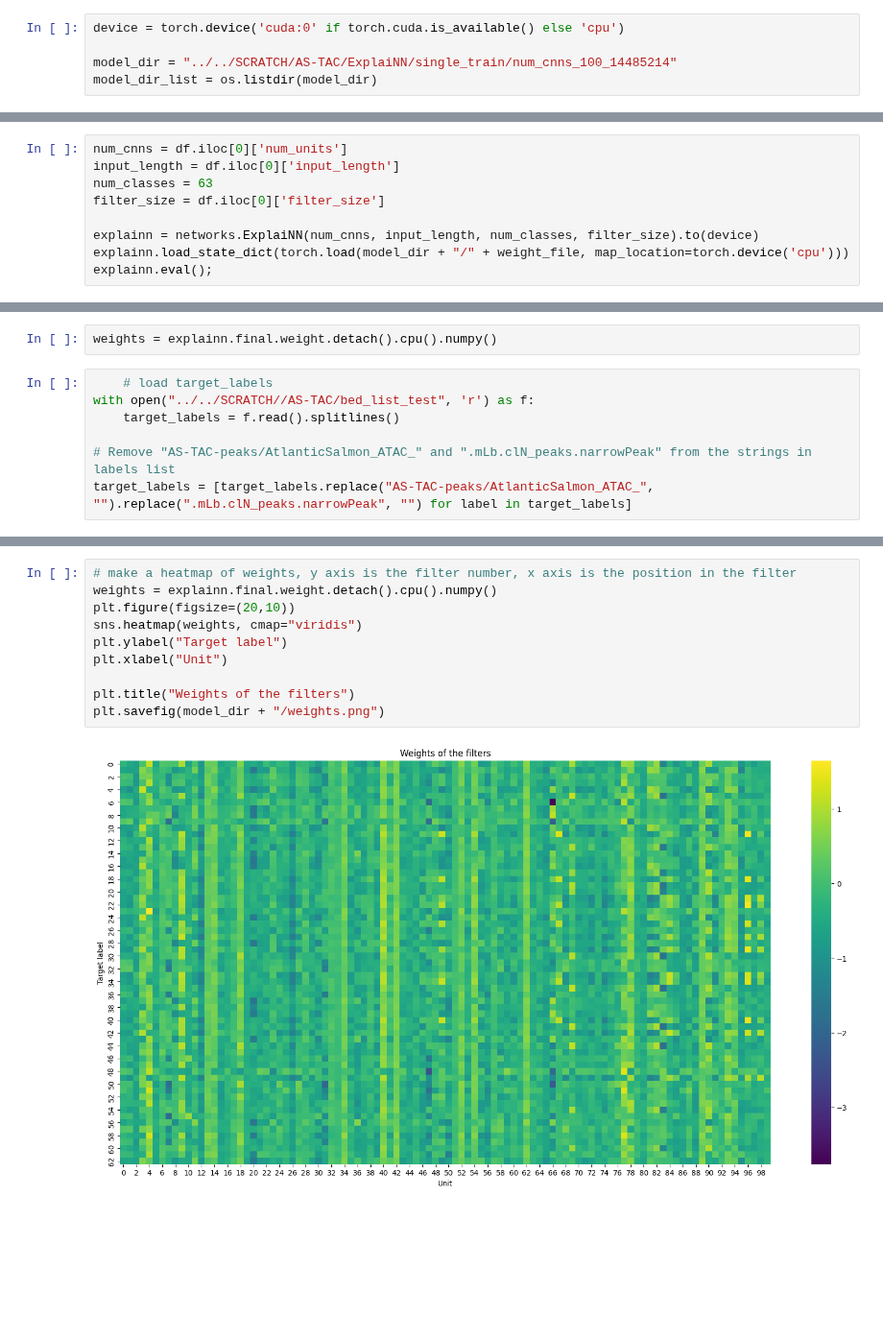
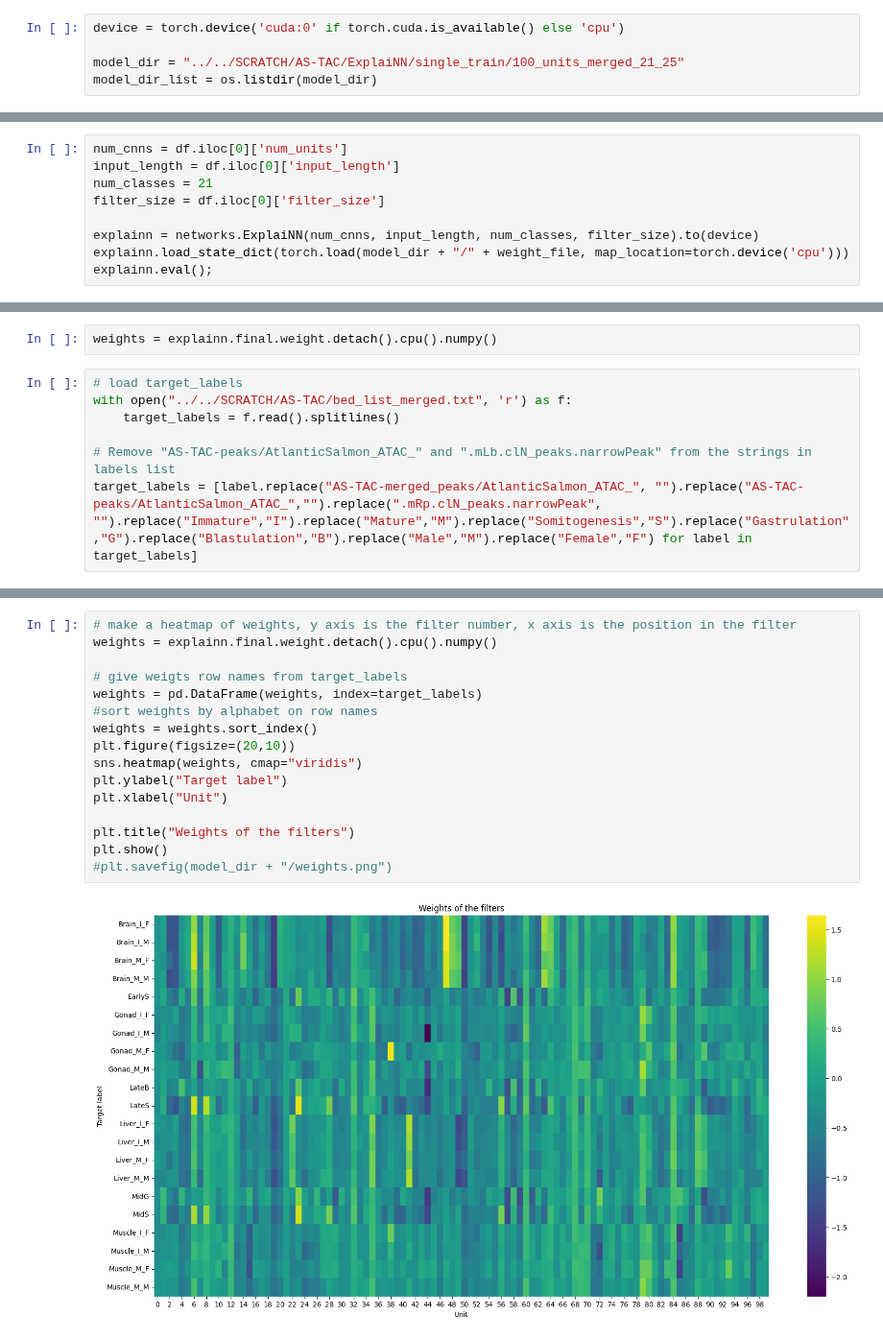
Before and after one commit to aslakbfj/Master, a Jupyter notebook: notebooks/HEATMAP.ipynb, the cells around one changed output, grey strips where cells are left out. Shown at 96% size. Drawn from its saved outputs; the diff is of its cells as text; blank space fills up the shorter version.

Commit message:
transform to unit act outputs

```diff
--- a/notebooks/HEATMAP.ipynb
+++ b/notebooks/HEATMAP.ipynb
@@ -26,7 +26,7 @@ Load a model
 # %%
 device = torch.device('cuda:0' if torch.cuda.is_available() else 'cpu')
 
-model_dir = "../../SCRATCH/AS-TAC/ExplaiNN/single_train/num_cnns_100_14485214"
+model_dir = "../../SCRATCH/AS-TAC/ExplaiNN/single_train/100_units_merged_21_25"
 model_dir_list = os.listdir(model_dir)
 # %%
 import pandas as pd
@@ -76,7 +79,7 @@ train_args
 # %%
 num_cnns = df.iloc[0]['num_units']
 input_length = df.iloc[0]['input_length']
-num_classes = 63
+num_classes = 21
 filter_size = df.iloc[0]['filter_size']
 
 explainn = networks.ExplaiNN(num_cnns, input_length, num_classes, filter_size).to(device)
@@ -104,9 +130,9 @@ ExplaiNN(
 # %%
 weights = explainn.final.weight.detach().cpu().numpy()
 # %%
-    # load target_labels
-with open("../../SCRATCH//AS-TAC/bed_list_test", 'r') as f:
+# load target_labels
+with open("../../SCRATCH/AS-TAC/bed_list_merged.txt", 'r') as f:
     target_labels = f.read().splitlines()
 
 # Remove "AS-TAC-peaks/AtlanticSalmon_ATAC_" and ".mLb.clN_peaks.narrowPeak" from the strings in labels list
-target_labels = [target_labels.replace("AS-TAC-peaks/AtlanticSalmon_ATAC_", "").replace(".mLb.clN_peaks.narrowPeak", "") for label in target_labels]
+target_labels = [label.replace("AS-TAC-merged_peaks/AtlanticSalmon_ATAC_", "").replace("AS-TAC-peaks/AtlanticSalmon_ATAC_","").replace(".mRp.clN_peaks.narrowPeak", "").replace("Immature","I").replace("Mature","M").replace("Somitogenesis","S").replace("Gastrulation","G").replace("Blastulation","B").replace("Male","M").replace("Female","F") for label in target_labels]
@@ -120,12 +160,18 @@ NameError: name 'raw_prcs_explainn' is not defined
 # %%
 # make a heatmap of weights, y axis is the filter number, x axis is the position in the filter
 weights = explainn.final.weight.detach().cpu().numpy()
+
+# give weigts row names from target_labels
+weights = pd.DataFrame(weights, index=target_labels)
+#sort weights by alphabet on row names
+weights = weights.sort_index()
 plt.figure(figsize=(20,10))
 sns.heatmap(weights, cmap="viridis")
 plt.ylabel("Target label")
 plt.xlabel("Unit")
 
 plt.title("Weights of the filters")
-plt.savefig(model_dir + "/weights.png")
+plt.show()
+#plt.savefig(model_dir + "/weights.png")
 # %% [output]
-[figure, old version]
+[figure, new version]
```
Also changed, not shown: parts of 26 cells of this notebook, 18 other files.
